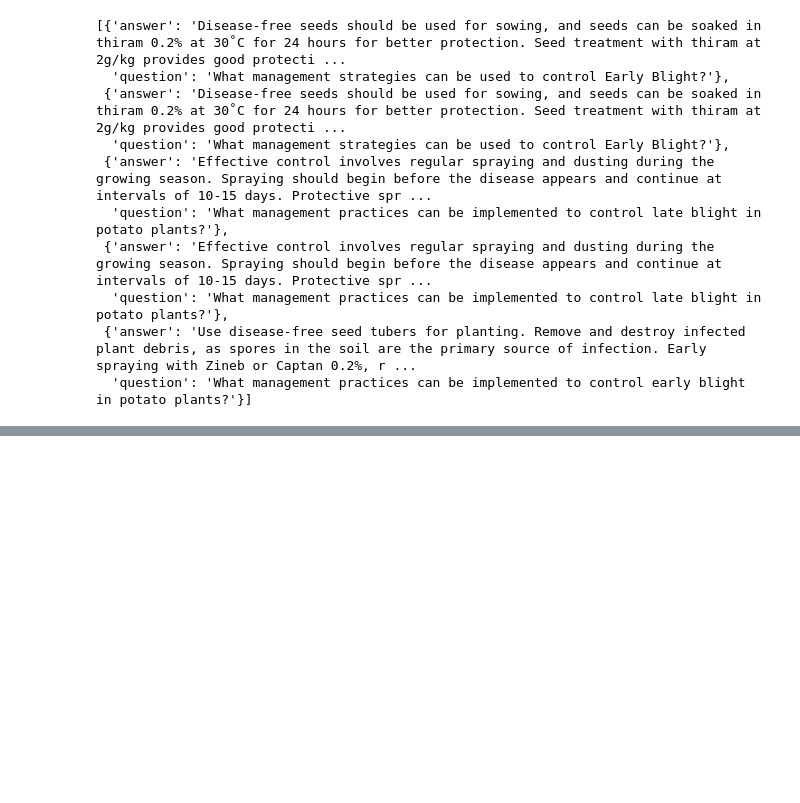
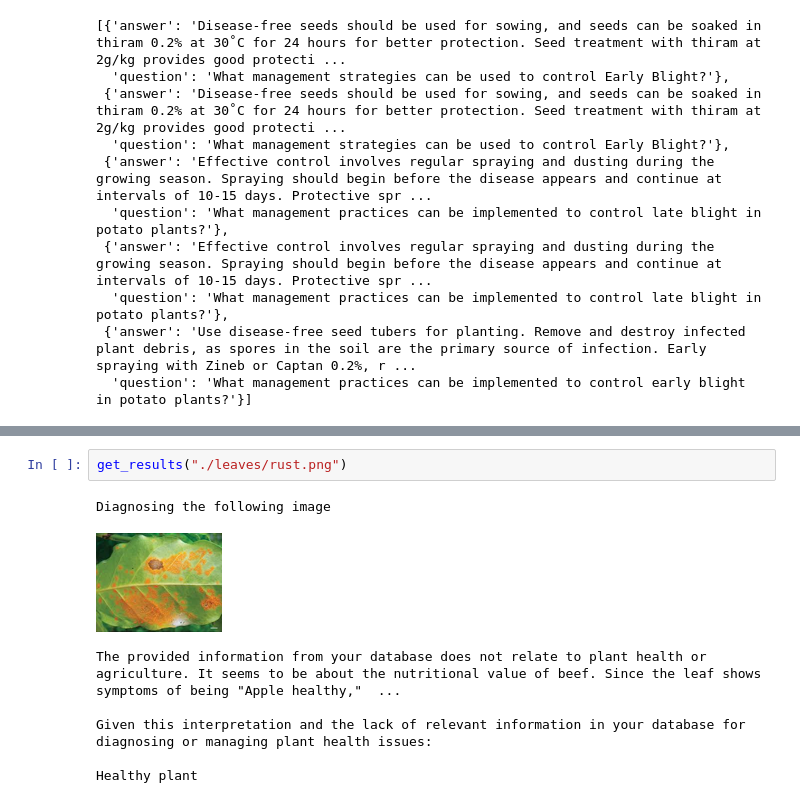
Before and after one commit to gfragko/Leaf_Disease_Diagnosis, a Jupyter notebook: leaf_Diagnosis_COMPLETE.ipynb, the cells around one changed output, grey strips where cells are left out. Saved outputs shown, nothing was run; the diff lists cells and outputs as text; blank space fills up the shorter version.

```diff
--- a/leaf_Diagnosis_COMPLETE.ipynb
+++ b/leaf_Diagnosis_COMPLETE.ipynb
@@ -281,0 +333,10 @@ By implementing these management practices, you can effectively control late bli
+# %%
+get_results("./leaves/rust.png")
+# %% [output]
+Diagnosing the following image
+[figure, added]
+The provided information from your database does not relate to plant health or agriculture. It seems to be about the nutritional value of beef. Since the leaf shows symptoms of being "Apple healthy,"  ...
+
+Given this interpretation and the lack of relevant information in your database for diagnosing or managing plant health issues:
+
+Healthy plant
```
Also changed, not shown: parts of 13 cells of this notebook, 11 other files.
